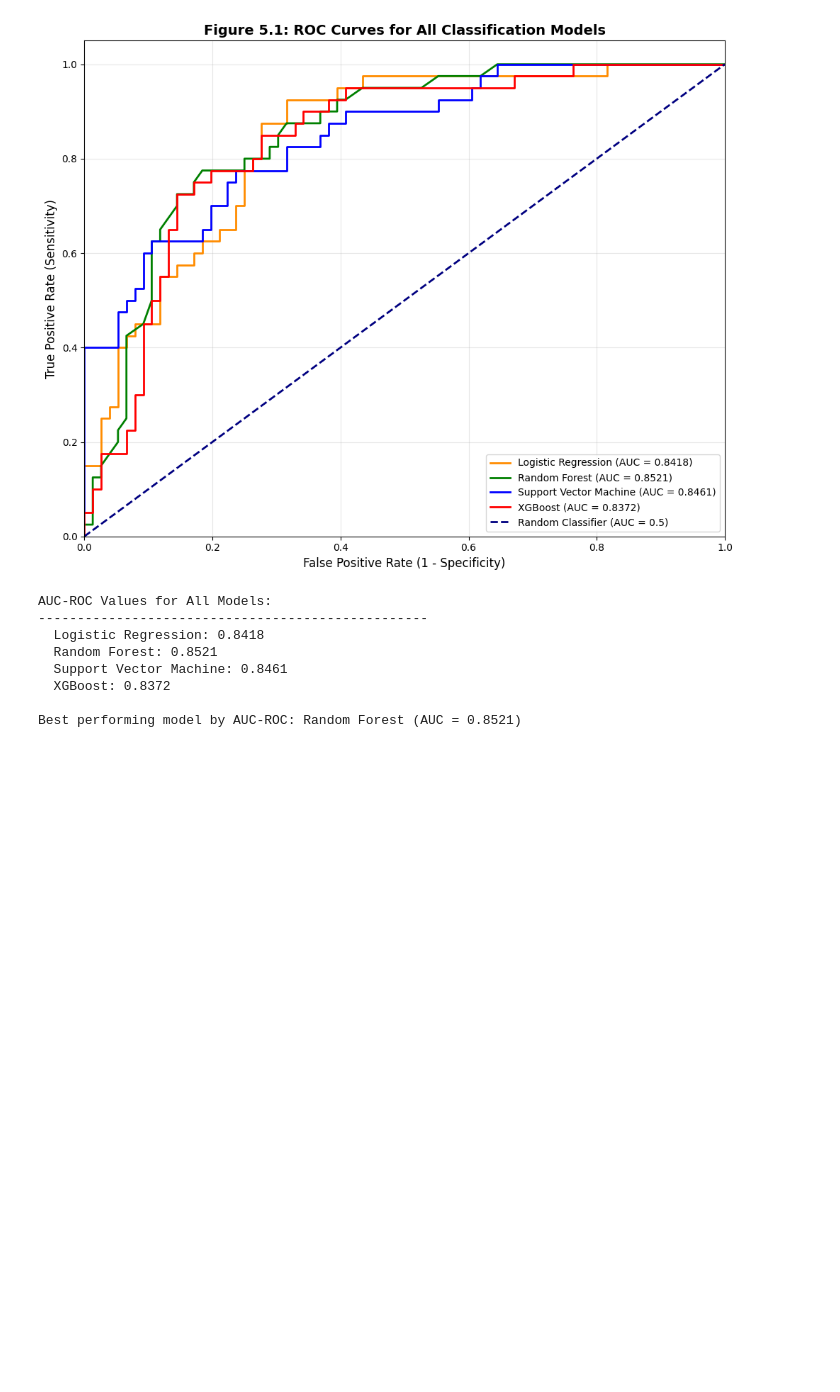
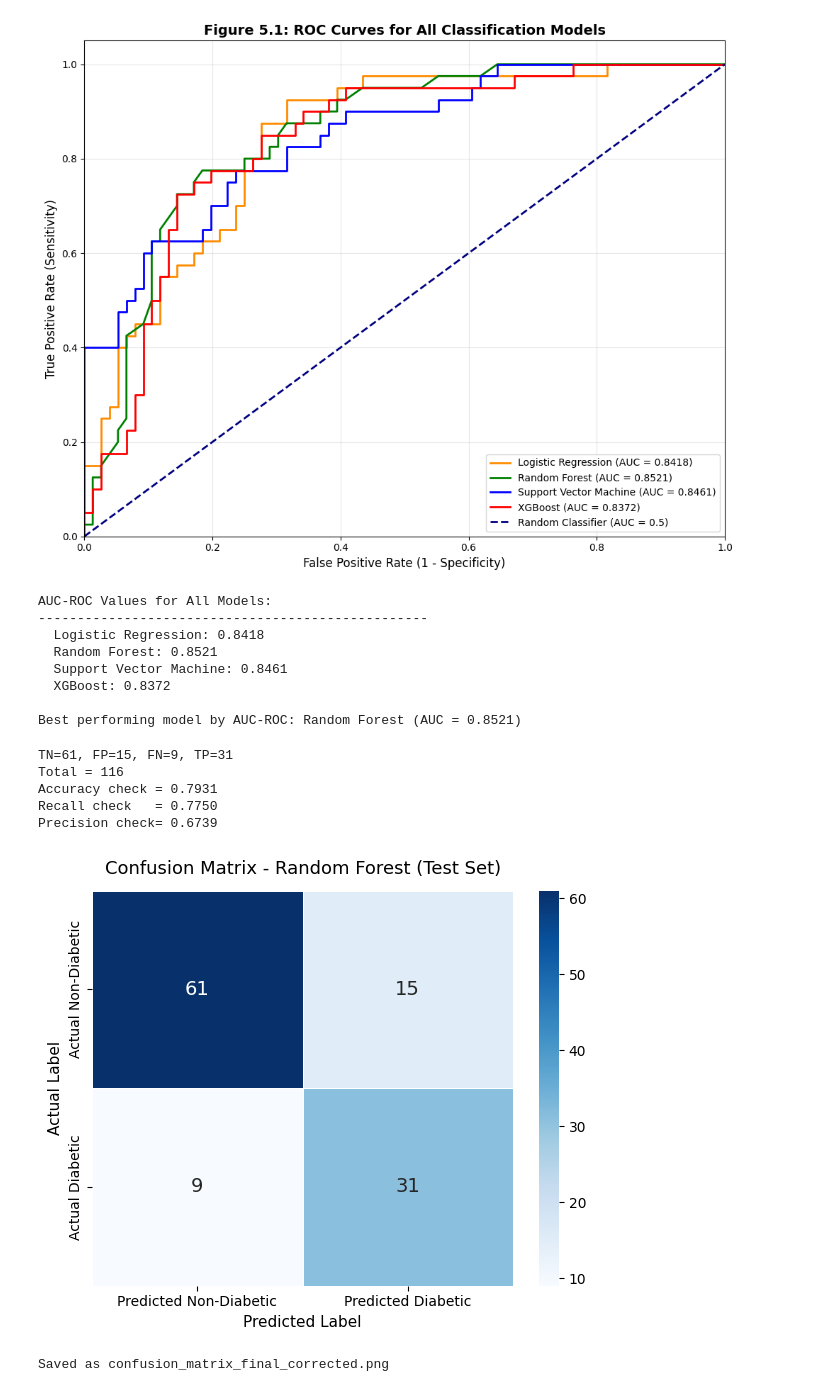
Before and after one commit to Mernaymann/diabetes-ML-analysis-GProj-, a Jupyter notebook: Diabetes_prediction_FINALLL (5).ipynb, the cells around one changed output. Drawn from its saved outputs; the diff is of its cells as text; code cells hidden in the pictures; blank space fills up the shorter version.

```diff
--- a/Diabetes_prediction_FINALLL (5).ipynb
+++ b/Diabetes_prediction_FINALLL (5).ipynb
@@ -1124,6 +1124,54 @@ AUC-ROC Values for All Models:
   XGBoost: 0.8372
 
 Best performing model by AUC-ROC: Random Forest (AUC = 0.8521)
+# %%
+# FINAL CONFUSION MATRIX FIGURE
+import numpy as np
+import matplotlib.pyplot as plt
+import seaborn as sns
+from sklearn.metrics import confusion_matrix
+
+# Get confusion matrix from actual model predictions
+cm = confusion_matrix(y_test, y_test_pred)
+tn, fp, fn, tp = cm.ravel()
+
+# Print actual values so you can verify
+print(f"TN={tn}, FP={fp}, FN={fn}, TP={tp}")
+print(f"Total = {tn+fp+fn+tp}")
+print(f"Accuracy check = {(tn+tp)/(tn+fp+fn+tp):.4f}")
+print(f"Recall check   = {tp/(tp+fn):.4f}")
+print(f"Precision check= {tp/(tp+fp):.4f}")
+
+# Plot
+fig, ax = plt.subplots(figsize=(6, 5))
+sns.heatmap(cm,
+            annot=True,
+            fmt='d',
+            cmap='Blues',
+            xticklabels=['Predicted Non-Diabetic', 'Predicted Diabetic'],
+            yticklabels=['Actual Non-Diabetic', 'Actual Diabetic'],
+            linewidths=0.5,
+            annot_kws={"size": 14},
+            ax=ax)
+
+ax.set_title('Confusion Matrix - Random Forest (Test Set)',
+             fontsize=13, pad=12)
+ax.set_ylabel('Actual Label', fontsize=11)
+ax.set_xlabel('Predicted Label', fontsize=11)
+plt.tight_layout()
+
+# Save
+plt.savefig('confusion_matrix_final_corrected.png', dpi=300, bbox_inches='tight')
+plt.show()
+print("Saved as confusion_matrix_final_corrected.png")
+# %% [output]
+TN=61, FP=15, FN=9, TP=31
+Total = 116
+Accuracy check = 0.7931
+Recall check   = 0.7750
+Precision check= 0.6739
+[figure, added]
+Saved as confusion_matrix_final_corrected.png
 # %%
 print("SHAP FEATURE IMPORTANCE ANALYSIS")
 print("-"*60)
```
Also changed, not shown: parts of 2 cells of this notebook.
